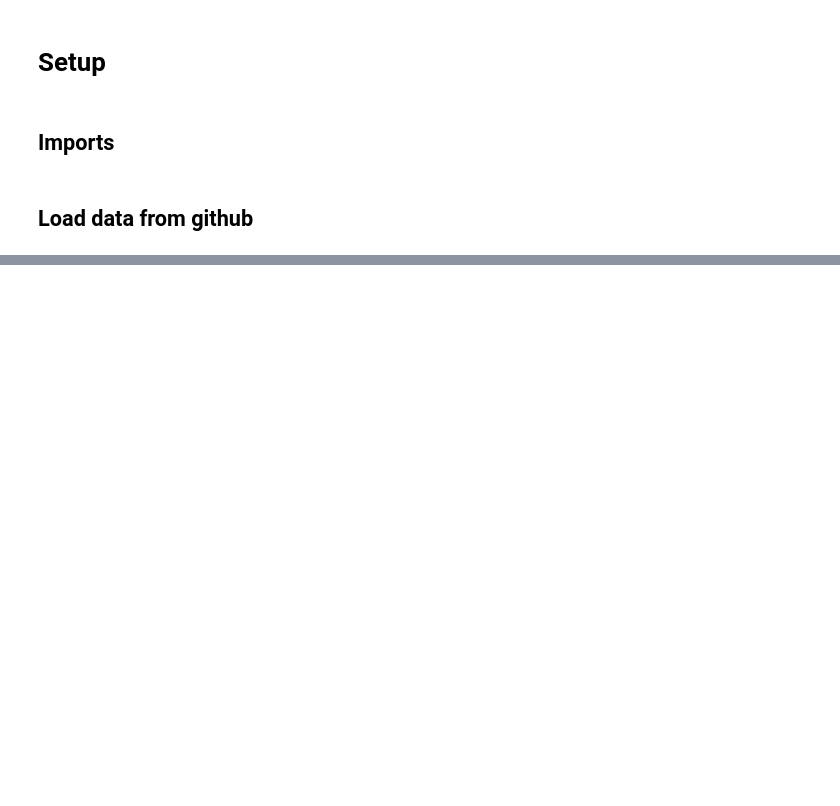
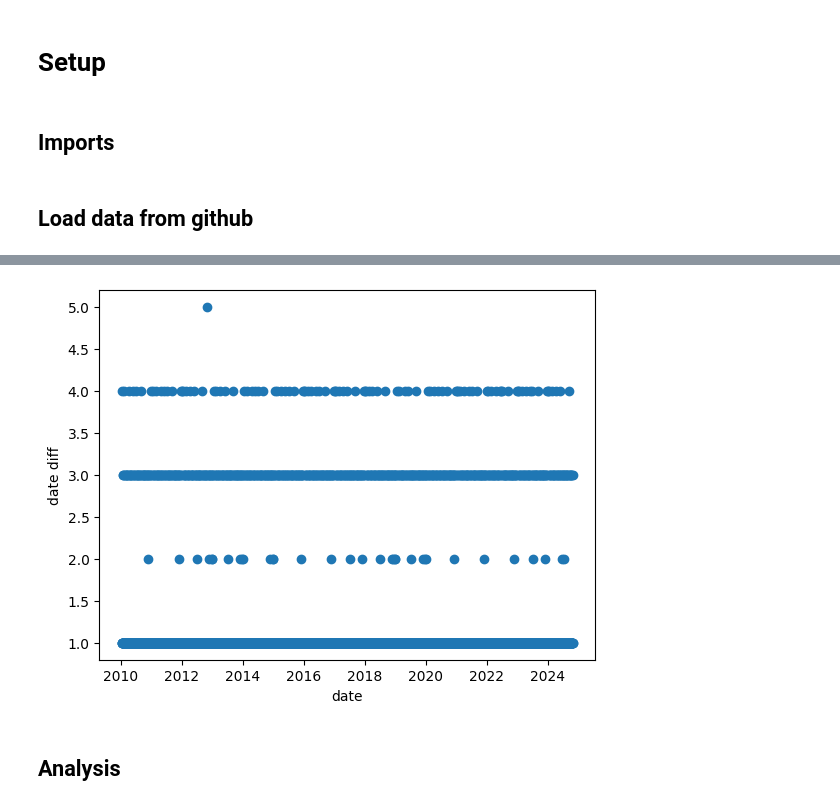
Before and after one commit to luck058/kaggle-gold-price-analysis, a Jupyter notebook: kaggle_gold_price_analysis.ipynb, the cells around one changed output, grey strips where cells are left out. Cells and saved outputs as stored; diff of their text form; code cells hidden in the pictures; blank space fills up the shorter version.

```diff
--- a/kaggle_gold_price_analysis.ipynb
+++ b/kaggle_gold_price_analysis.ipynb
@@ -46,0 +44,4 @@ df_dropped.to_csv('financial_regression_cleaned.csv')
+# %%
+df['date'] = pd.to_datetime(df['date'])
+df['date diff'] = df['date'].diff()
+print(df["date diff"].value_counts())
@@ -46,0 +56,9 @@ df_dropped.to_csv('financial_regression_cleaned.csv')
+# %%
+plt.scatter(df["date"][1:], df["date diff"].dt.days[1:])
+plt.xlabel("date")
+plt.ylabel("date diff")
+plt.show()
+# %% [output]
+[figure, added]
+# %% [markdown]
+## Analysis
```
Also changed, not shown: parts of 13 cells of this notebook.
